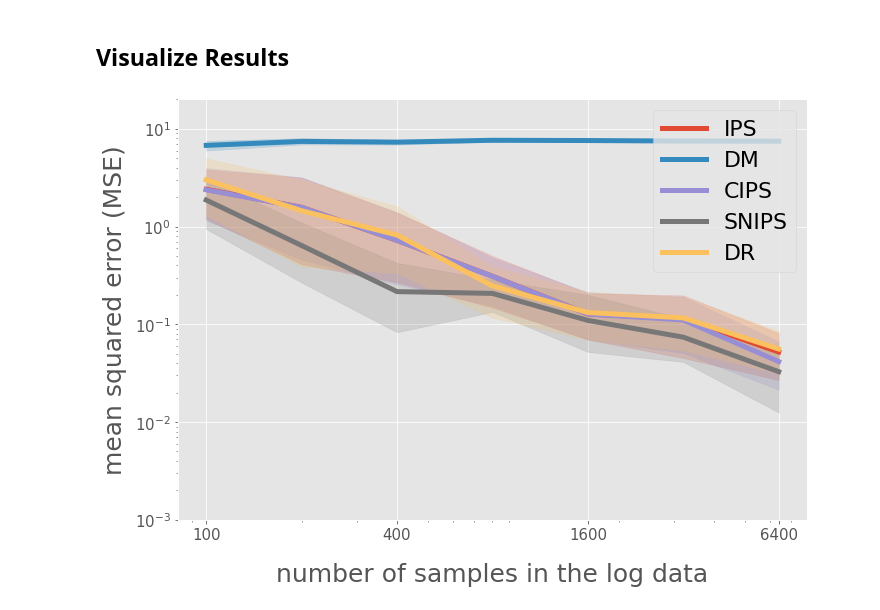
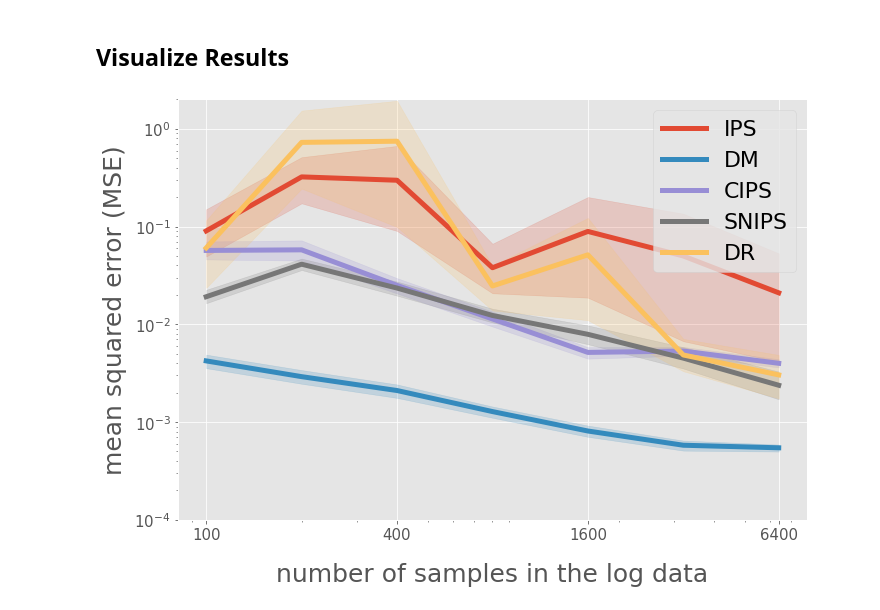
Before and after one commit to usaito/kdd2022-tutorial, a Jupyter notebook: simulations/evaluation-of-ope-2.ipynb, the cells around one changed output. Cells and saved outputs as stored; diff of their text form; code cells hidden in the pictures.

```diff
--- a/simulations/evaluation-of-ope-2.ipynb
+++ b/simulations/evaluation-of-ope-2.ipynb
@@ -40,7 +34,7 @@ print(obp.__version__)
 0.5.4
 # %%
 ## configurations
-num_runs = 20
+num_runs = 300
 num_data_list = [100, 200, 400, 800, 1600, 3200, 6400, 12800, 25600, 51200]
 # %%
 ## define a dataset class
@@ -73,3 +53,25 @@ policy_value_of_ipw = dataset.calc_ground_truth_policy_value(
+# %%
+## evaluation policy training
+ipw_learner = IPWLearner(
+    n_actions=dataset.n_actions,
+    base_classifier=LogisticRegression(C=100, max_iter=1000, random_state=12345)
+)
+ipw_learner.fit(
+    context=train_bandit_data["context"],
+    action=train_bandit_data["action"],
+    reward=np.maximum(train_bandit_data["reward"], 1e-5),
+    pscore=train_bandit_data["pscore"],
+)
+
+tau = 0.25
+action_dist_ipw_test = ipw_learner.predict_proba(
+    context=test_bandit_data["context"],
+    tau=tau,
+)
+policy_value_of_ipw = dataset.calc_ground_truth_policy_value(
+    expected_reward=test_bandit_data["expected_reward"],
+    action_dist=action_dist_ipw_test,
+)
 # %%
 ## evaluation of OPE estimators
 se_df_list = []
@@ -82,16 +84,15 @@ for num_data in num_data_list:
         )
 
         ## make decisions on validation data
-        action_dist_ipw_val = gen_eps_greedy(
-            expected_reward=validation_bandit_data["expected_reward"],
-            is_optimal=True,
-            eps=0.1,
+        action_dist_ipw_val = ipw_learner.predict_proba(
+            context=validation_bandit_data["context"],
+            tau=tau,
         )
 
         ## OPE using validation data
         regression_model = RegressionModel(
             n_actions=dataset.n_actions,
-            base_model= Ridge(random_state=12345),
+            base_model=LogisticRegression(C=100, max_iter=1000, random_state=12345),
         )
         estimated_rewards = regression_model.fit_predict(
             context=validation_bandit_data["context"], # context; x
@@ -100,25 +101,21 @@ for num_data in num_data_list:
             n_folds=2, # 2-fold cross fitting
             random_state=12345,
         )
-
-        lambdas1 = [1e1]#, 5e2, 1e3, 5e3, 1e4, 5e4]
-        lambdas2 = [1e-2]#, 5e-3, 1e-2, 5e-2, 1e-1, 5e-1]
         ope = OffPolicyEvaluation(
             bandit_feedback=validation_bandit_data,
             ope_estimators=[
                 IPS(estimator_name="IPS"),
                 DM(estimator_name="DM"),
-                CIPS(lambdas=[1, 5, 10, 50], tuning_method="mse", estimator_name="CIPS"),
+                IPS(lambda_=100, estimator_name="CIPS"),
                 SNIPS(estimator_name="SNIPS"),
                 DR(estimator_name="DR"),
-                DRos(lambdas=[100, 500, 1000, 5000], tuning_method="mse", estimator_name="DRos"),
-                DRlam(lambdas=lambdas2, tuning_method="mse", estimator_name="DRlam"),
+                DRos(lambda_=400, estimator_name="DRos"),
             ]
         )
         squared_errors = ope.evaluate_performance_of_estimators(
             ground_truth_policy_value=policy_value_of_ipw, # V(\pi_e)
             action_dist=action_dist_ipw_val, # \pi_e(a|x)
-            estimated_rewards_by_reg_model=estimated_rewards, # \hat{q}(x,a)
+            estimated_rewards_by_reg_model=estimated_rewards, # \hat{r}(x,a)
             metric="se", # squared error
         )
         se_list.append(squared_errors)
@@ -179,32 +176,32 @@ maximum importance weight=87.058
 query = "(est == 'DM' or est == 'IPS' or est == 'SNIPS' or est == 'CIPS' or est == 'DR')"
 query += "and num_data <= 6400"
 xlabels = [100, 400, 1600, 6400]
 
 plt.style.use('ggplot')
 fig, ax = plt.subplots(figsize=(10, 7), tight_layout=True)
 sns.lineplot(
     linewidth=5,
     dashes=False,
     legend=False,
     x="num_data",
     y="se",
     hue="est",
     ax=ax,
     data=result_df.query(query),
 )
 # title and legend
 ax.legend(["IPS", "DM", "CIPS", "SNIPS", "DR"], loc="upper right", fontsize=22)
 # yaxis
 ax.set_yscale("log")
-ax.set_ylim(1e-3, 20)
+ax.set_ylim(1e-4, 2)
 ax.set_ylabel("mean squared error (MSE)", fontsize=25)
 ax.tick_params(axis="y", labelsize=15)
 ax.yaxis.set_label_coords(-0.08, 0.5)
 # xaxis
 ax.set_xscale("log")
 ax.set_xlabel("number of samples in the log data", fontsize=25)
 ax.set_xticks(xlabels)
 ax.set_xticklabels(xlabels, fontsize=15)
 ax.xaxis.set_label_coords(0.5, -0.1)
 # %% [output]
-[figure, old version]
+[figure, new version]
```
Also changed, not shown: parts of 7 cells of this notebook, 5 other files.
